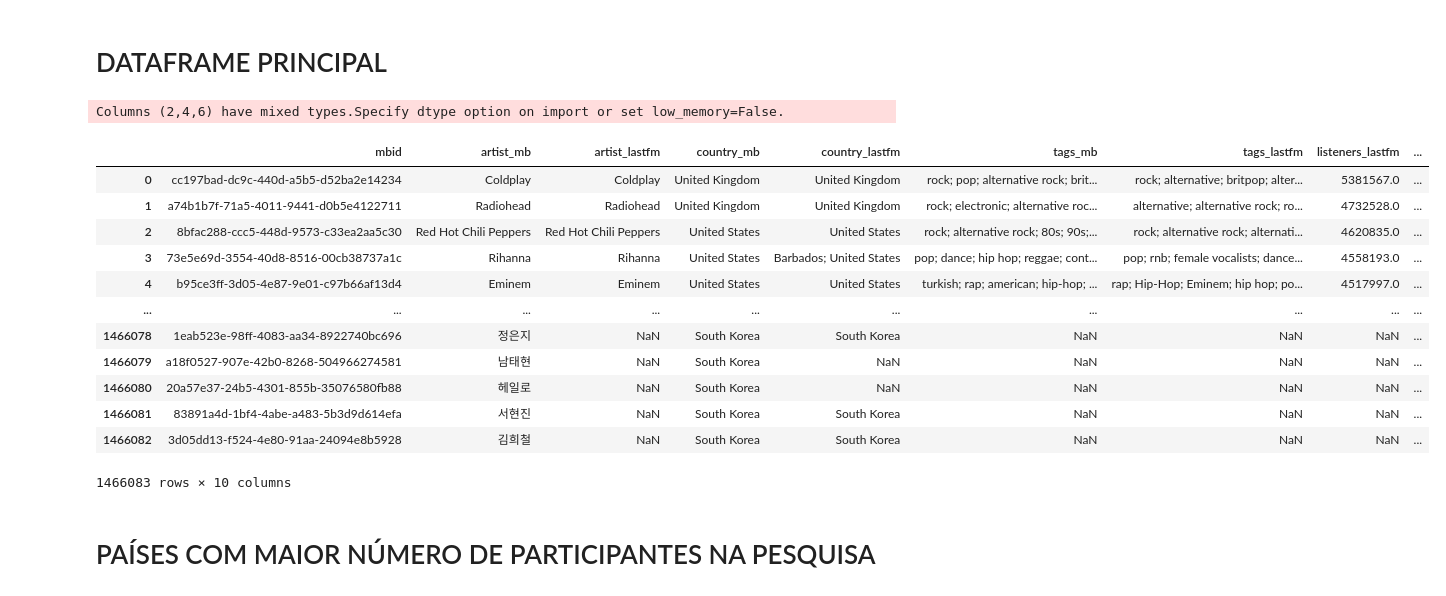
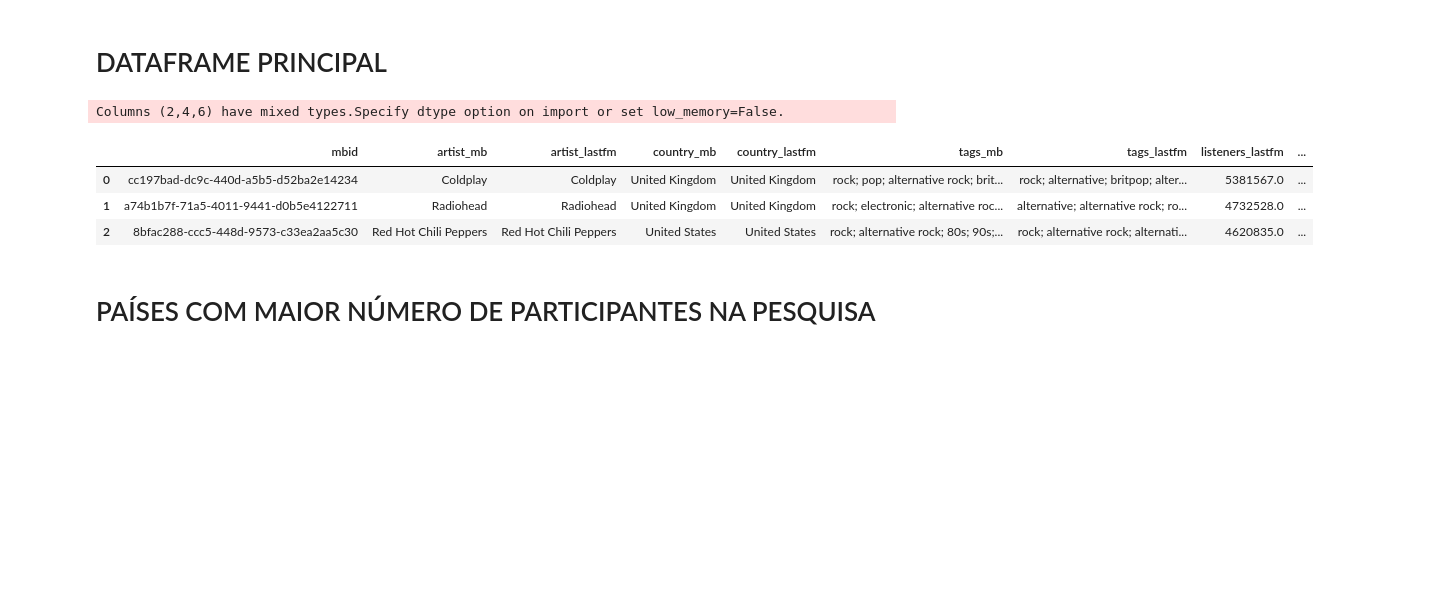
Before and after one commit to AndreMartins21/An-lise-Musical-, a Jupyter notebook: ANALISE_MUSICAL.ipynb, the cells around one changed output. Saved outputs shown, nothing was run; the diff lists cells and outputs as text; code cells hidden in the pictures; blank space fills up the shorter version.

```diff
--- a/ANALISE_MUSICAL.ipynb
+++ b/ANALISE_MUSICAL.ipynb
@@ -14,22 +14,13 @@ import plotly.express as px
 # %%
 df = pd.read_csv("/content/drive/MyDrive/Colab Notebooks/DataSet Kaggle/artists.csv")
 
-df
+df.head(3)
 # %% [output]
 Columns (2,4,6) have mixed types.Specify dtype option on import or set low_memory=False.
 |  | mbid | artist_mb | artist_lastfm | country_mb | country_lastfm | tags_mb | tags_lastfm | listeners_lastfm | ... |
 | 0 | cc197bad-dc9c-440d-a5b5-d52ba2e14234 | Coldplay | Coldplay | United Kingdom | United Kingdom | rock; pop; alternative rock; brit... | rock; alternative; britpop; alter... | 5381567.0 | ... |
 | 1 | a74b1b7f-71a5-4011-9441-d0b5e4122711 | Radiohead | Radiohead | United Kingdom | United Kingdom | rock; electronic; alternative roc... | alternative; alternative rock; ro... | 4732528.0 | ... |
 | 2 | 8bfac288-ccc5-448d-9573-c33ea2aa5c30 | Red Hot Chili Peppers | Red Hot Chili Peppers | United States | United States | rock; alternative rock; 80s; 90s;... | rock; alternative rock; alternati... | 4620835.0 | ... |
-| 3 | 73e5e69d-3554-40d8-8516-00cb38737a1c | Rihanna | Rihanna | United States | Barbados; United States | pop; dance; hip hop; reggae; cont... | pop; rnb; female vocalists; dance... | 4558193.0 | ... |
-| 4 | b95ce3ff-3d05-4e87-9e01-c97b66af13d4 | Eminem | Eminem | United States | United States | turkish; rap; american; hip-hop; ... | rap; Hip-Hop; Eminem; hip hop; po... | 4517997.0 | ... |
-| ... | ... | ... | ... | ... | ... | ... | ... | ... | ... |
-| 1466078 | 1eab523e-98ff-4083-aa34-8922740bc696 | 정은지 | NaN | South Korea | South Korea | NaN | NaN | NaN | ... |
-| 1466079 | a18f0527-907e-42b0-8268-504966274581 | 남태현 | NaN | South Korea | NaN | NaN | NaN | NaN | ... |
-| 1466080 | 20a57e37-24b5-4301-855b-35076580fb88 | 헤일로 | NaN | South Korea | NaN | NaN | NaN | NaN | ... |
-| 1466081 | 83891a4d-1bf4-4abe-a483-5b3d9d614efa | 서현진 | NaN | South Korea | South Korea | NaN | NaN | NaN | ... |
-| 1466082 | 3d05dd13-f524-4e80-91aa-24094e8b5928 | 김희철 | NaN | South Korea | South Korea | NaN | NaN | NaN | ... |
-1466083 rows × 10 columns
 # %% [markdown]
 # PAÍSES COM MAIOR NÚMERO DE PARTICIPANTES NA PESQUISA
 # %%
```
Also changed, not shown: parts of 3 cells of this notebook.
